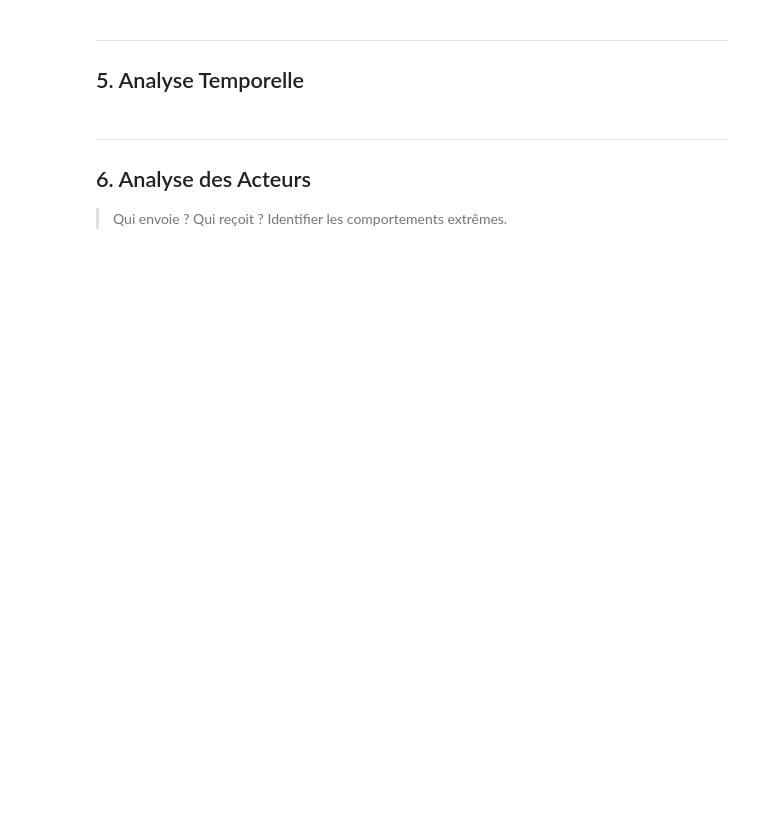
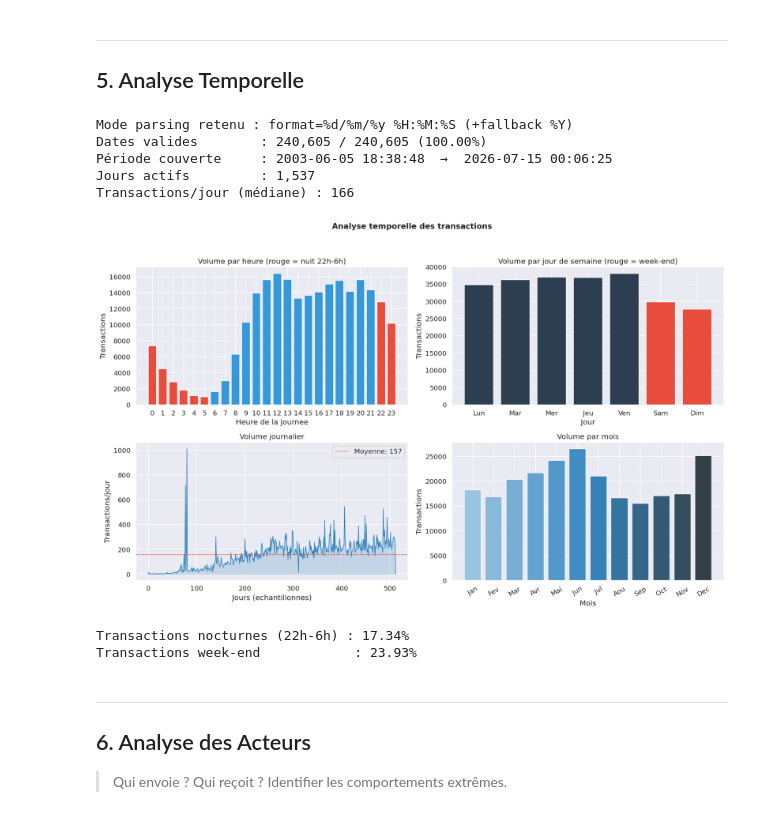
Before and after one commit to El-Barre-Ahmed/BAMIS-Fraud-Detection, a Jupyter notebook: notebooks/01_EDA.ipynb, the cells around one changed output. Saved outputs shown, nothing was run; the diff lists cells and outputs as text; code cells hidden in the pictures; blank space fills up the shorter version.

```diff
--- a/notebooks/01_EDA.ipynb
+++ b/notebooks/01_EDA.ipynb
@@ -229,73 +359,108 @@ print(f"Montant médian      : {df_check['AMOUNT_XOF'].median():,.0f}")
 ---
 ## 5. Analyse Temporelle
 # %%
-# Parse dates
-df_check['TX_DATE'] = pd.to_datetime(
-    df_check['TRANSACTION_DATE'].str.strip(),
-    format='mixed', dayfirst=True, errors='coerce'
-)
+# Parse dates (rapide et adapte au format observe: jj/mm/aa HH:MM:SS)
+tx_date_raw = df_check['TRANSACTION_DATE'].fillna('').astype(str).str.strip()
+
+# 1) Format principal observe dans le dataset
+tx_date = pd.to_datetime(tx_date_raw, format='%d/%m/%y %H:%M:%S', errors='coerce')
+
+# 2) Fallback sur annee a 4 chiffres pour les rares variations
+fallback_mask = tx_date.isna() & tx_date_raw.ne('')
+if fallback_mask.any():
+    tx_date_fallback = pd.to_datetime(
+        tx_date_raw[fallback_mask],
+        format='%d/%m/%Y %H:%M:%S',
+        errors='coerce'
+    )
+    tx_date.loc[fallback_mask] = tx_date_fallback
+
+df_check['TX_DATE'] = tx_date
+parse_mode = 'format=%d/%m/%y %H:%M:%S (+fallback %Y)'
+
 df_valid = df_check.dropna(subset=['TX_DATE']).copy()
 df_valid['hour']  = df_valid['TX_DATE'].dt.hour
 df_valid['dow']   = df_valid['TX_DATE'].dt.dayofweek
 df_valid['month'] = df_valid['TX_DATE'].dt.month
 df_valid['date']  = df_valid['TX_DATE'].dt.date
 
-print(f"Période couverte : {df_valid['TX_DATE'].min()}  →  {df_valid['TX_DATE'].max()}")
-print(f"Jours actifs     : {df_valid['date'].nunique():,}")
+parse_rate = len(df_valid) / max(len(df_check), 1) * 100
+print(f"Mode parsing retenu : {parse_mode}")
+print(f"Dates valides        : {len(df_valid):,} / {len(df_check):,} ({parse_rate:.2f}%)")
+print(f"Période couverte     : {df_valid['TX_DATE'].min()}  →  {df_valid['TX_DATE'].max()}")
+print(f"Jours actifs         : {df_valid['date'].nunique():,}")
 print(f"Transactions/jour (médiane) : {df_valid.groupby('date').size().median():.0f}")
+# %% [output]
+Mode parsing retenu : format=%d/%m/%y %H:%M:%S (+fallback %Y)
+Dates valides        : 240,605 / 240,605 (100.00%)
+Période couverte     : 2003-06-05 18:38:48  →  2026-07-15 00:06:25
+Jours actifs         : 1,537
+Transactions/jour (médiane) : 166
 # %%
 fig, axes = plt.subplots(2, 2, figsize=(16, 10))
 fig.suptitle('Analyse temporelle des transactions', fontsize=14, fontweight='bold')
 
 day_labels = ['Lun','Mar','Mer','Jeu','Ven','Sam','Dim']
-month_labels = ['Jan','Fév','Mar','Avr','Mai','Jun','Jul','Aoû','Sep','Oct','Nov','Déc']
+month_labels = ['Jan','Fev','Mar','Avr','Mai','Jun','Jul','Aou','Sep','Oct','Nov','Dec']
 
 # Volume horaire
 hour_cnt = df_valid['hour'].value_counts().sort_index()
 night_color = ['#e74c3c' if h >= 22 or h < 6 else '#3498db' for h in hour_cnt.index]
 axes[0,0].bar(hour_cnt.index, hour_cnt.values, color=night_color)
 axes[0,0].set_title('Volume par heure (rouge = nuit 22h-6h)')
-axes[0,0].set_xlabel('Heure de la journée')
+axes[0,0].set_xlabel('Heure de la journee')
 axes[0,0].set_ylabel('Transactions')
 axes[0,0].set_xticks(range(0, 24))
 
 # Volume par jour de semaine
 dow_cnt = df_valid['dow'].value_counts().sort_index()
 colors_dow = ['#e74c3c' if i >= 5 else '#2c3e50' for i in range(7)]
 axes[0,1].bar([day_labels[i] for i in dow_cnt.index], dow_cnt.values,
                color=[colors_dow[i] for i in dow_cnt.index])
 axes[0,1].set_title('Volume par jour de semaine (rouge = week-end)')
 axes[0,1].set_xlabel('Jour')
 axes[0,1].set_ylabel('Transactions')
 
-# Volume journalier (série temporelle)
+# Volume journalier (downsample visuel si trop de points)
 daily = df_valid.groupby('date').size()
-axes[1,0].plot(range(len(daily)), daily.values, color='#2980b9', linewidth=1)
-axes[1,0].fill_between(range(len(daily)), daily.values, alpha=0.2, color='#2980b9')
+if len(daily) > 400:
+    step = max(1, len(daily) // 400)
+    daily_plot = daily.iloc[::step]
+else:
+    daily_plot = daily
+
+x = range(len(daily_plot))
+axes[1,0].plot(x, daily_plot.values, color='#2980b9', linewidth=1)
+axes[1,0].fill_between(x, daily_plot.values, alpha=0.2, color='#2980b9')
 axes[1,0].set_title('Volume journalier')
-axes[1,0].set_xlabel('Jours')
+axes[1,0].set_xlabel('Jours (echantillonnes)')
 axes[1,0].set_ylabel('Transactions/jour')
 axes[1,0].axhline(daily.mean(), color='#e74c3c', linestyle='--', linewidth=1,
                    label=f'Moyenne: {daily.mean():.0f}')
 axes[1,0].legend()
 
 # Volume mensuel
 month_cnt = df_valid['month'].value_counts().sort_index()
 axes[1,1].bar([month_labels[m-1] for m in month_cnt.index], month_cnt.values,
                color=sns.color_palette('Blues_d', len(month_cnt)))
 axes[1,1].set_title('Volume par mois')
 axes[1,1].set_xlabel('Mois')
 axes[1,1].set_ylabel('Transactions')
 axes[1,1].tick_params(axis='x', rotation=30)
 
-plt.tight_layout()
-plt.savefig('../reports/figures/01_temporal.png', bbox_inches='tight')
+plt.tight_layout(rect=[0, 0, 1, 0.95])
+plt.savefig('../reports/figures/01_temporal.png', dpi=95)
 plt.show()
+plt.close(fig)
 
 night_pct = ((df_valid['hour'] >= 22) | (df_valid['hour'] < 6)).mean() * 100
 wknd_pct  = df_valid['dow'].isin([5,6]).mean() * 100
-print(f"\n🌙 Transactions nocturnes (22h-6h)  : {night_pct:.2f}%")
-print(f"📅 Transactions week-end             : {wknd_pct:.2f}%")
+print(f"\nTransactions nocturnes (22h-6h) : {night_pct:.2f}%")
+print(f"Transactions week-end            : {wknd_pct:.2f}%")
+# %% [output]
+[figure, added]
+Transactions nocturnes (22h-6h) : 17.34%
+Transactions week-end            : 23.93%
 # %% [markdown]
 ---
 ## 6. Analyse des Acteurs
```
Also changed, not shown: parts of 20 cells of this notebook, 9 other files.
